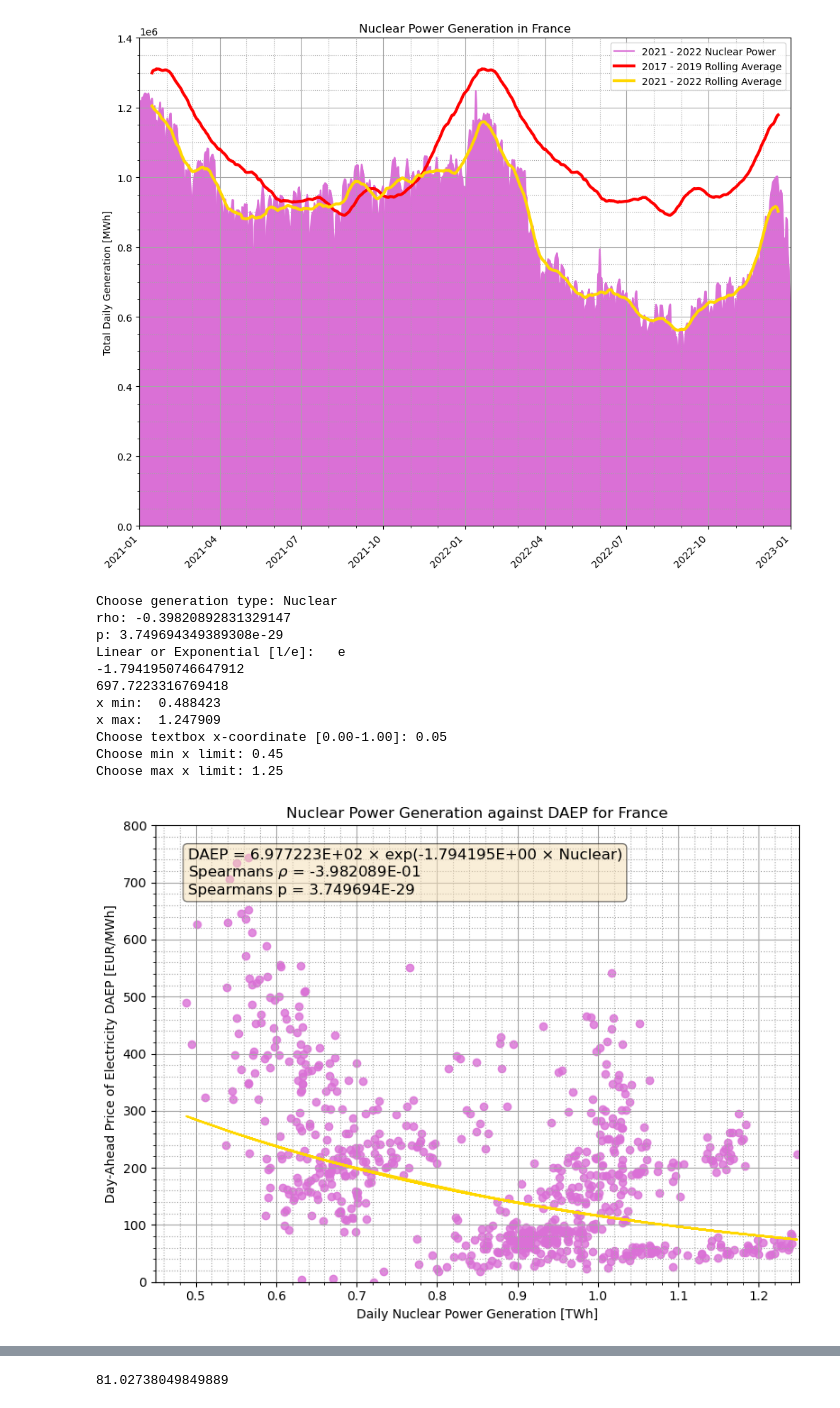
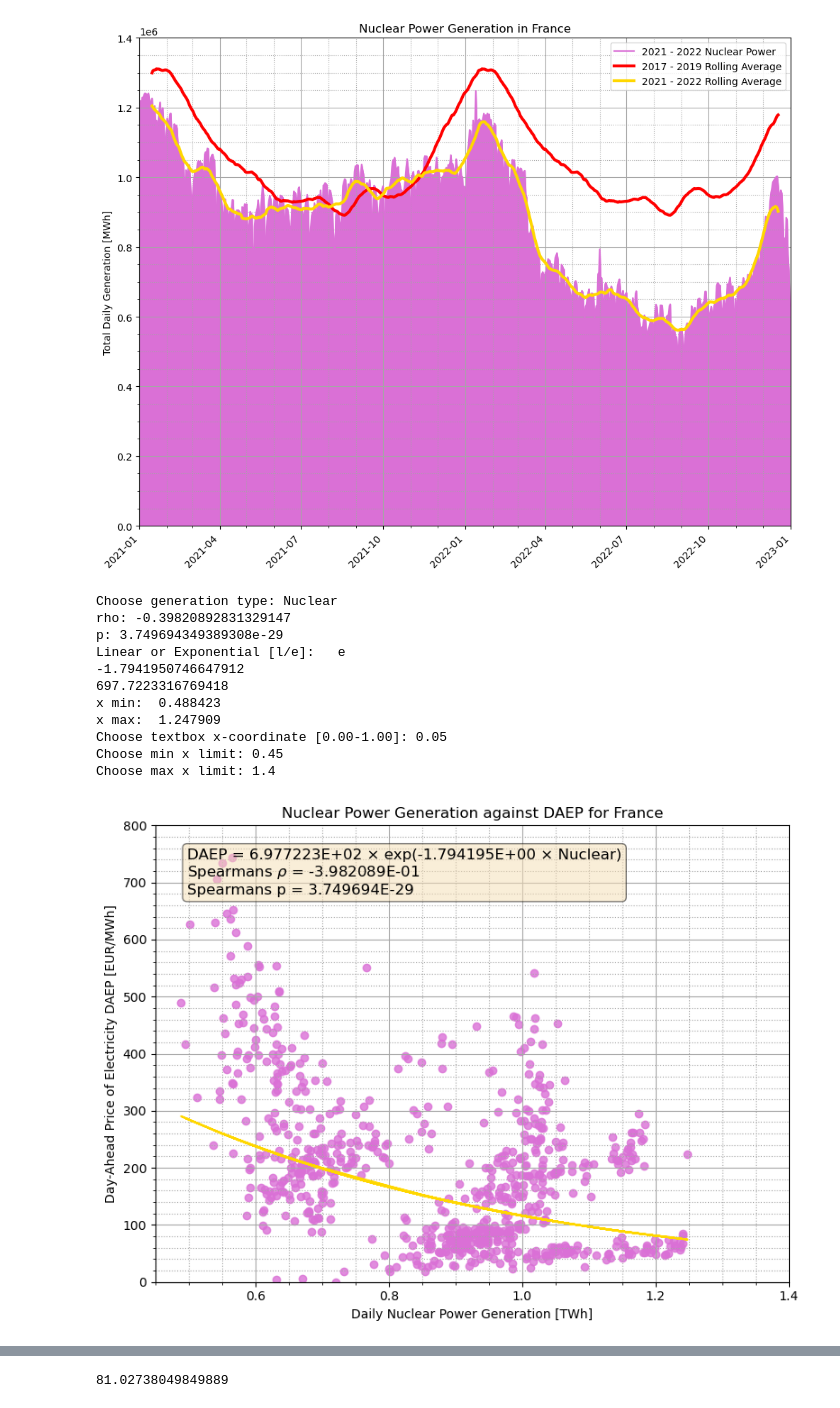
Before and after one commit to jsap2000/UK-Electricity-Pricing-Solutions, a Jupyter notebook: Generation_FR_20210101-20221231.ipynb, the cells around one changed output, grey strips where cells are left out. Saved outputs shown, nothing was run; the diff lists cells and outputs as text; code cells hidden in the pictures.

```diff
--- a/Generation_FR_20210101-20221231.ipynb
+++ b/Generation_FR_20210101-20221231.ipynb
@@ -462,10 +462,10 @@ if d > 1000000:
 elif 1000000 > d > 1000:
     x_data = x_data/1000
 
-rho, p = spearmanr(x_data, y_data)
+rhoFR, pFR = spearmanr(x_data, y_data)
 
-print("rho:", rho)
-print("p:",p)
+print("rho:", rhoFR)
+print("p:",pFR)
 
 b = input("Linear or Exponential [l/e]:   ", )
 
@@ -482,8 +482,8 @@ for c in b:
 
         textstr = '\n'.join((
             'DAEP = ' + str('%.6E' % Decimal(slope)) + f' × {a} + ' + str('%.6E' % Decimal(intercept)),
-            'Spearmans ' + r'$\rho$'' = ' + str('%.6E' % Decimal(rho)),
-            'Spearmans p = ' + str('%.6E' % Decimal(p))))
+            'Spearmans ' + r'$\rho$'' = ' + str('%.6E' % Decimal(rhoFR)),
+            'Spearmans p = ' + str('%.6E' % Decimal(pFR))))
 
         MFR = slope
         CFR = intercept
@@ -507,7 +507,7 @@ for c in b:
 
         textstr = '\n'.join((
             'DAEP = ' + str('%.6E' % Decimal(B)) + ' × exp(' + str('%.6E' % Decimal(A)) + f' × {a})',
-            'Spearmans ' + r'$\rho$'' = ' + str('%.6E' % Decimal(rho)),
+            'Spearmans ' + r'$\rho$'' = ' + str('%.6E' % Decimal(rhoFR)),
             'Spearmans p = ' + str('%.6E' % Decimal(p))))
 
         AFR = A
@@ -535,33 +535,33 @@ if 1000 > d:
     plt.xlabel(f'Daily {a} Power Generation [MWh]')
 elif 1000000 > d > 1000:
     plt.xlabel(f'Daily {a} Power Generation [GWh]')
 elif d > 1000000:
     plt.xlabel(f'Daily {a} Power Generation [TWh]')
 
 plt.ylabel('Day-Ahead Price of Electricity DAEP [EUR/MWh]')
 
 ax.yaxis.get_ticklocs(minor=True)
 ax.minorticks_on()
 
 m = input("Choose min x limit: ", )
 n = input("Choose max x limit: ", )
 
 plt.xlim(float(m), float(n))
 plt.ylim(0, 800)
 plt.tight_layout()
 
 plt.show()
 # %% [output]
 Choose generation type: Nuclear
 rho: -0.39820892831329147
 p: 3.749694349389308e-29
 Linear or Exponential [l/e]:   e
 -1.7941950746647912
 697.7223316769418
 x min:  0.488423
 x max:  1.247909
 Choose textbox x-coordinate [0.00-1.00]: 0.05
 Choose min x limit: 0.45
-Choose max x limit: 1.25
+Choose max x limit: 1.4
-[figure, old version]
+[figure, new version]
 # %%
```
Also changed, not shown: parts of 1 cell of this notebook.
